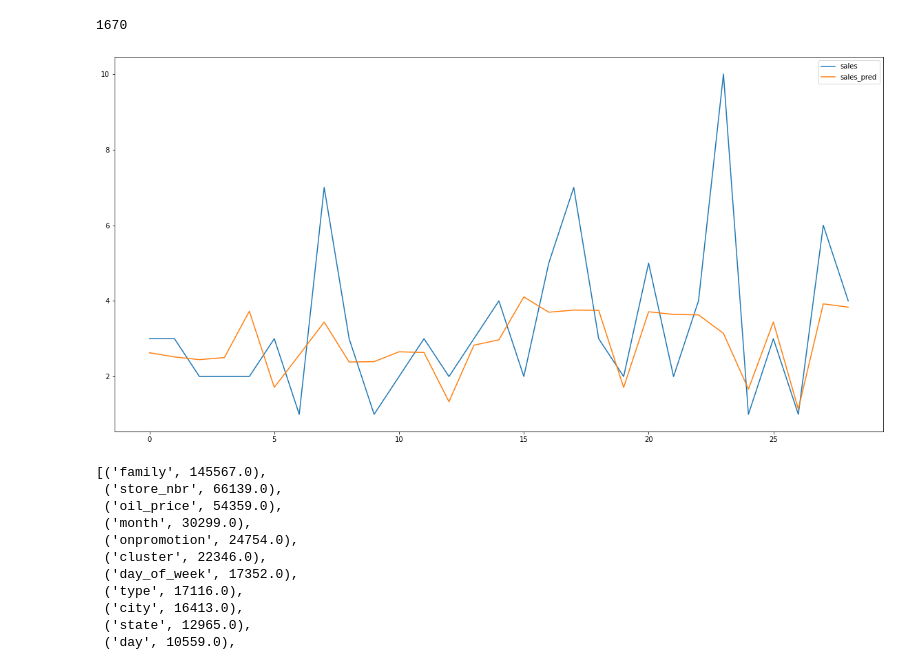
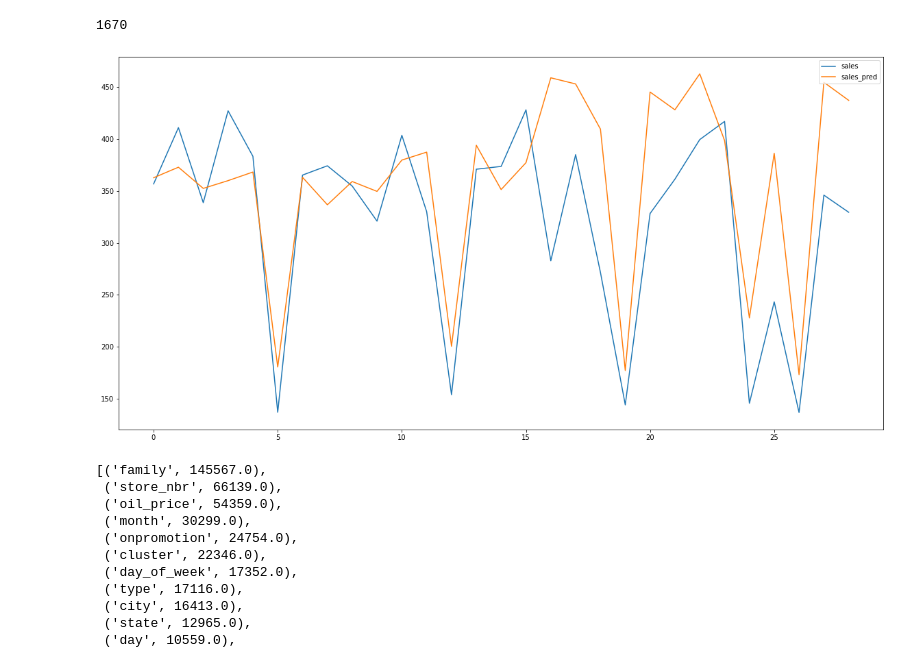
Before and after one commit to andre487/notebooks, a Jupyter notebook: kaggle/store-sales-time-series-forecasting/forecast_xgb.ipynb, the cells around one changed output. Cells and saved outputs as stored; diff of their text form; code cells hidden in the pictures.

```diff
--- a/kaggle/store-sales-time-series-forecasting/forecast_xgb.ipynb
+++ b/kaggle/store-sales-time-series-forecasting/forecast_xgb.ipynb
@@ -190,14 +190,14 @@ len(full_data_products)
 1670
 # %%
 fig, ax = plt.subplots(figsize=(20, 10))
-product = full_data_products[1]
+product = full_data_products[4]
 X = list(range(0, len(product.sales)))
 ax.plot(X, product.sales.values, label='sales')
 ax.plot(X, product.sales_pred.values, label='sales_pred')
 plt.legend(loc='upper right')
 plt.show()
 # %% [output]
-[figure, old version]
+[figure, new version]
 # %%
 sorted(model.get_fscore().items(), key=lambda x: x[1], reverse=True)
 # %% [output]
```
Also changed, not shown: parts of 2 cells of this notebook, 1 other file.
